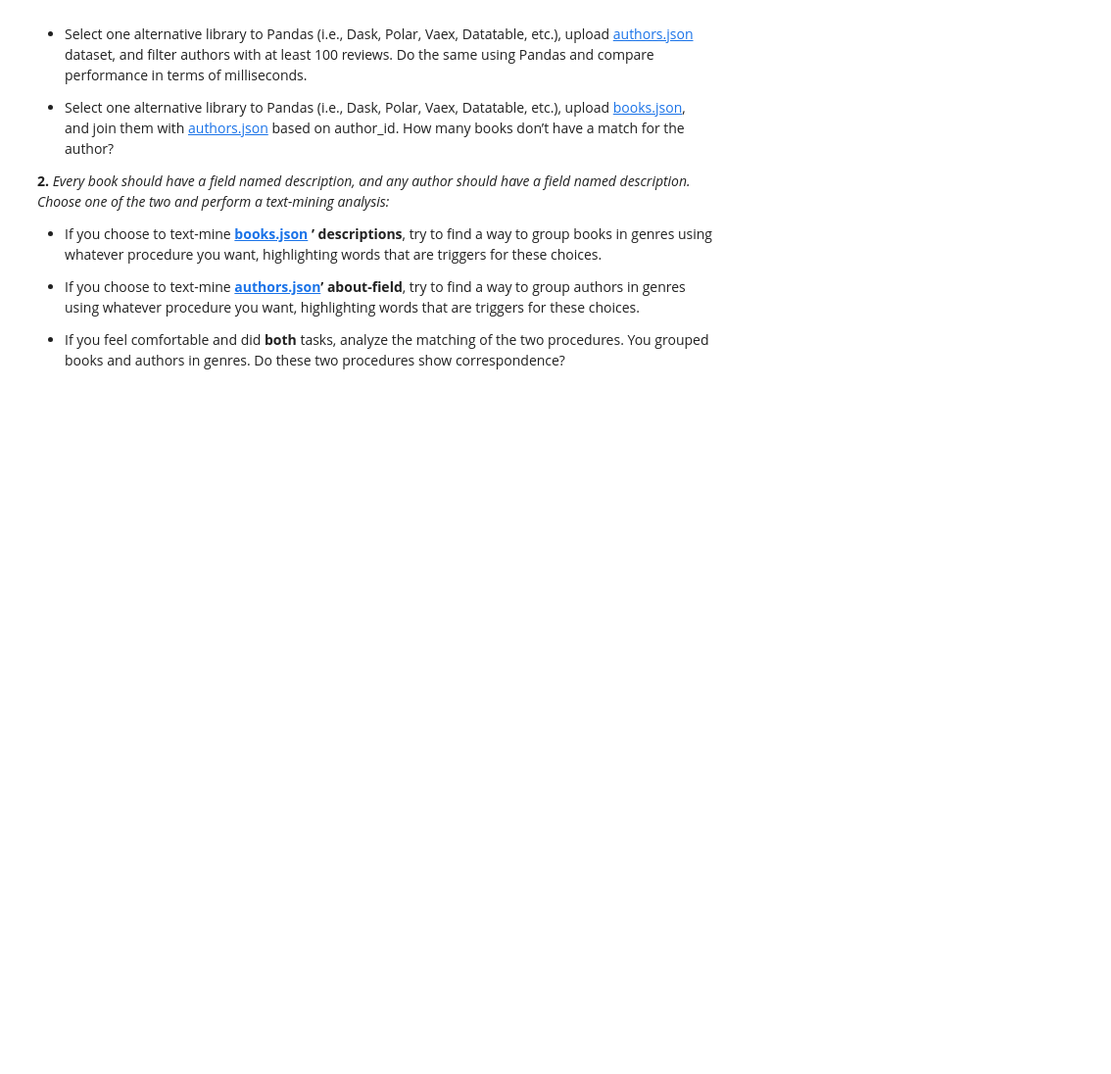
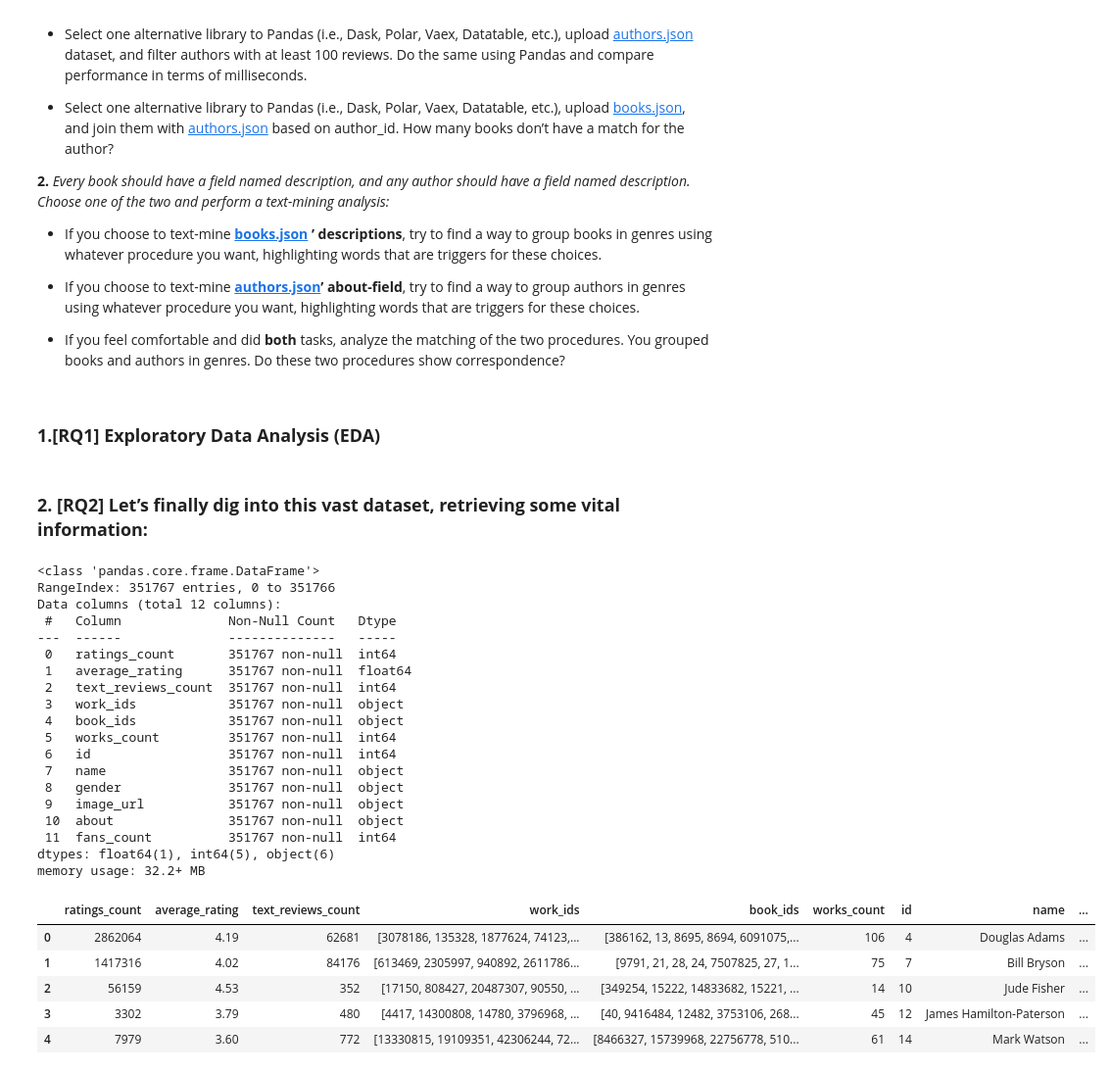
Before and after one commit to do3-173/ADM_HW2, a Jupyter notebook: research_questions.ipynb, the cells around one changed output. Shown at 98% size. Saved outputs shown, nothing was run; the diff lists cells and outputs as text; code cells hidden in the pictures; blank space fills up the shorter version.

```diff
--- a/research_questions.ipynb
+++ b/research_questions.ipynb
@@ -79,3 +79,7 @@
 - If you choose to text-mine [**authors.json**](https://www.kaggle.com/datasets/opalskies/large-books-metadata-dataset-50-mill-entries)**’ about-field**, try to find a way to group authors in genres using whatever procedure you want, highlighting words that are triggers for these choices.
 
 - If you feel comfortable and did **both** tasks, analyze the matching of the two procedures. You grouped books and authors in genres. Do these two procedures show correspondence?
+# %% [markdown]
+### **1.[__RQ1__] Exploratory Data Analysis (EDA)**
+# %% [markdown]
+### **2. [__RQ2__] Let’s finally dig into this vast dataset, retrieving some vital information:**
@@ -81,0 +91,29 @@
+# %%
+df_authors.info()
+df_authors.head()
+# %% [output]
+<class 'pandas.core.frame.DataFrame'>
+RangeIndex: 351767 entries, 0 to 351766
+Data columns (total 12 columns):
+ #   Column              Non-Null Count   Dtype
+---  ------              --------------   -----
+ 0   ratings_count       351767 non-null  int64
+ 1   average_rating      351767 non-null  float64
+ 2   text_reviews_count  351767 non-null  int64
+ 3   work_ids            351767 non-null  object
+ 4   book_ids            351767 non-null  object
+ 5   works_count         351767 non-null  int64
+ 6   id                  351767 non-null  int64
+ 7   name                351767 non-null  object
+ 8   gender              351767 non-null  object
+ 9   image_url           351767 non-null  object
+ 10  about               351767 non-null  object
+ 11  fans_count          351767 non-null  int64
+dtypes: float64(1), int64(5), object(6)
+memory usage: 32.2+ MB
+|  | ratings_count | average_rating | text_reviews_count | work_ids | book_ids | works_count | id | name | ... |
+| 0 | 2862064 | 4.19 | 62681 | [3078186, 135328, 1877624, 74123,... | [386162, 13, 8695, 8694, 6091075,... | 106 | 4 | Douglas Adams | ... |
+| 1 | 1417316 | 4.02 | 84176 | [613469, 2305997, 940892, 2611786... | [9791, 21, 28, 24, 7507825, 27, 1... | 75 | 7 | Bill Bryson | ... |
+| 2 | 56159 | 4.53 | 352 | [17150, 808427, 20487307, 90550, ... | [349254, 15222, 14833682, 15221, ... | 14 | 10 | Jude Fisher | ... |
+| 3 | 3302 | 3.79 | 480 | [4417, 14300808, 14780, 3796968, ... | [40, 9416484, 12482, 3753106, 268... | 45 | 12 | James Hamilton-Paterson | ... |
+| 4 | 7979 | 3.60 | 772 | [13330815, 19109351, 42306244, 72... | [8466327, 15739968, 22756778, 510... | 61 | 14 | Mark Watson | ... |
```
Also changed, not shown: parts of 60 cells of this notebook, 1 other file.
